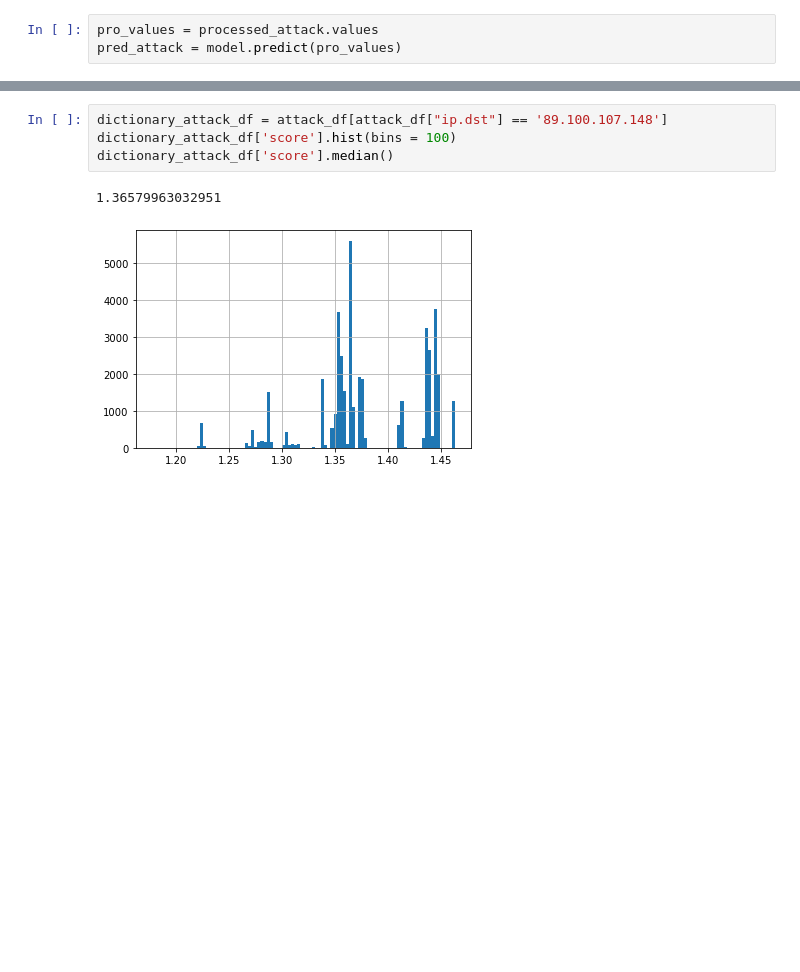
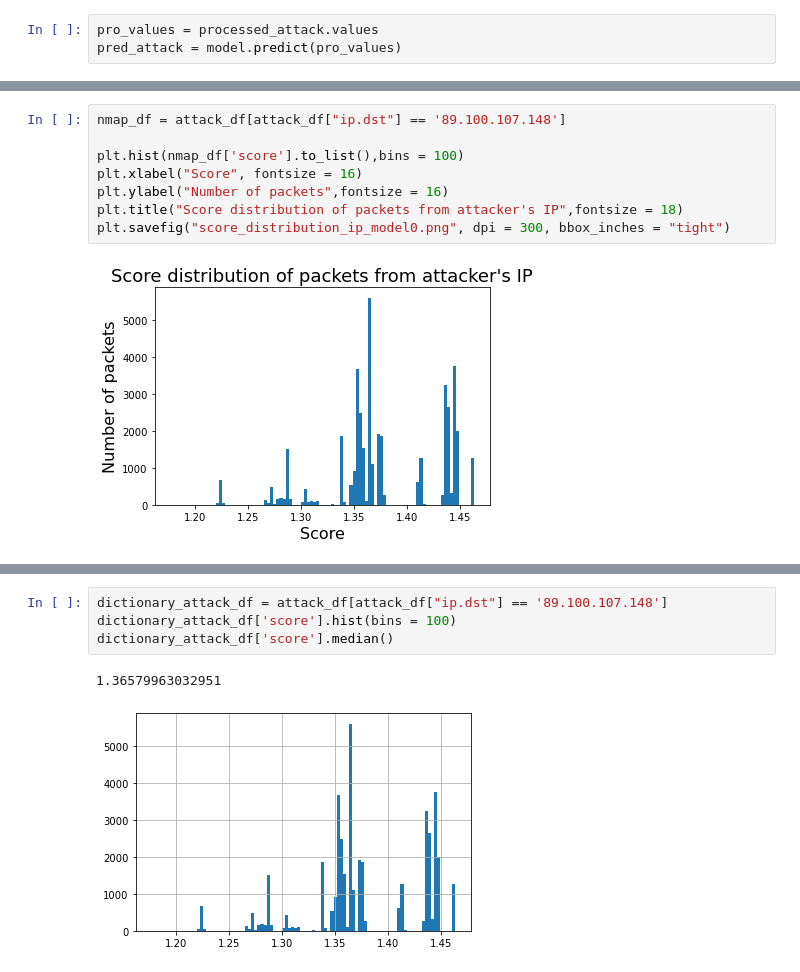
Before and after one commit to hotshot07/thesis, a Jupyter notebook: final_notebooks/model_9*/Think this is it.ipynb, the cells around one changed output, grey strips where cells are left out. Drawn from its saved outputs; the diff is of its cells as text; blank space fills up the shorter version.

```diff
--- a/final_notebooks/model_9/Think this is it.ipynb
+++ b/final_notebooks/model_9*/Think this is it.ipynb
@@ -111,0 +136,10 @@ attack_df['score'].hist(bins = 100)
+# %%
+nmap_df = attack_df[attack_df["ip.dst"] == '89.100.107.148']
+
+plt.hist(nmap_df['score'].to_list(),bins = 100)
+plt.xlabel("Score", fontsize = 16)
+plt.ylabel("Number of packets",fontsize = 16)
+plt.title("Score distribution of packets from attacker's IP",fontsize = 18)
+plt.savefig("score_distribution_ip_model0.png", dpi = 300, bbox_inches = "tight")
+# %% [output]
+[figure, added]
```
Also changed, not shown: parts of 9 cells of this notebook, 52 other files.
